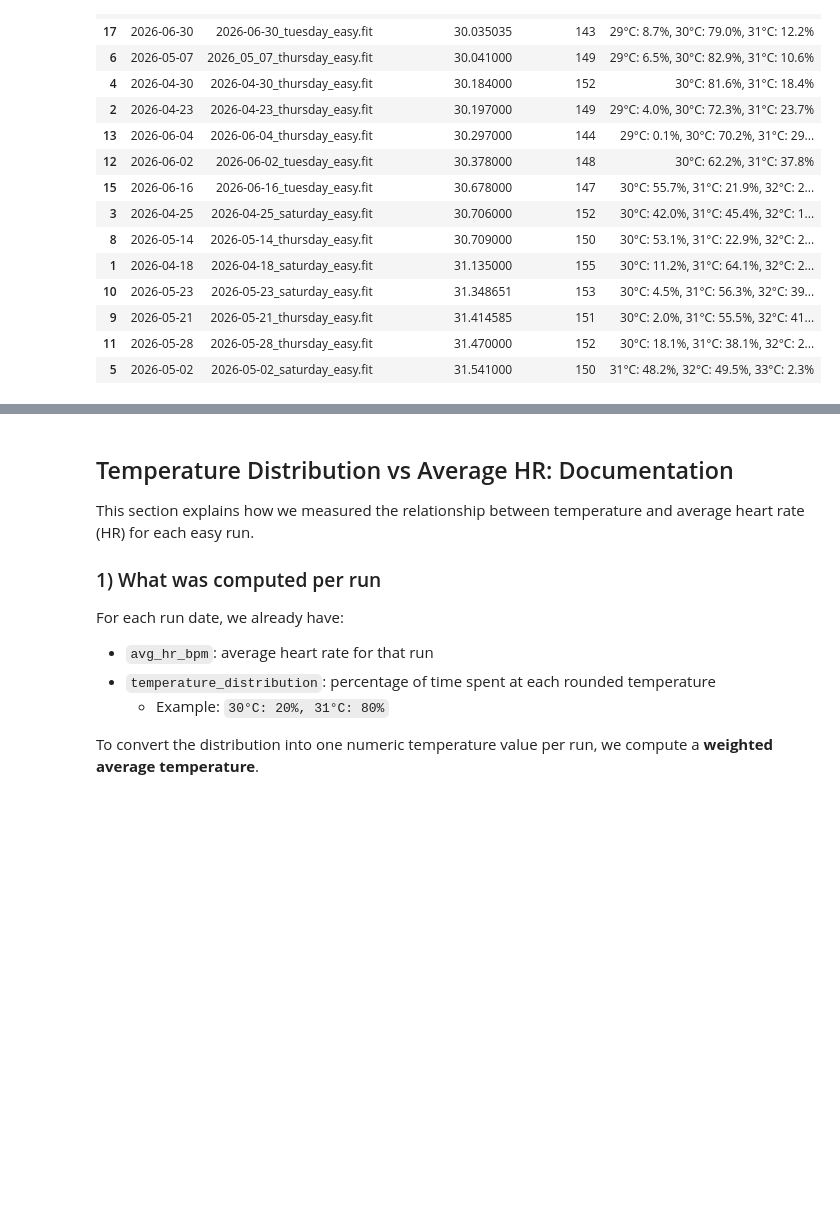
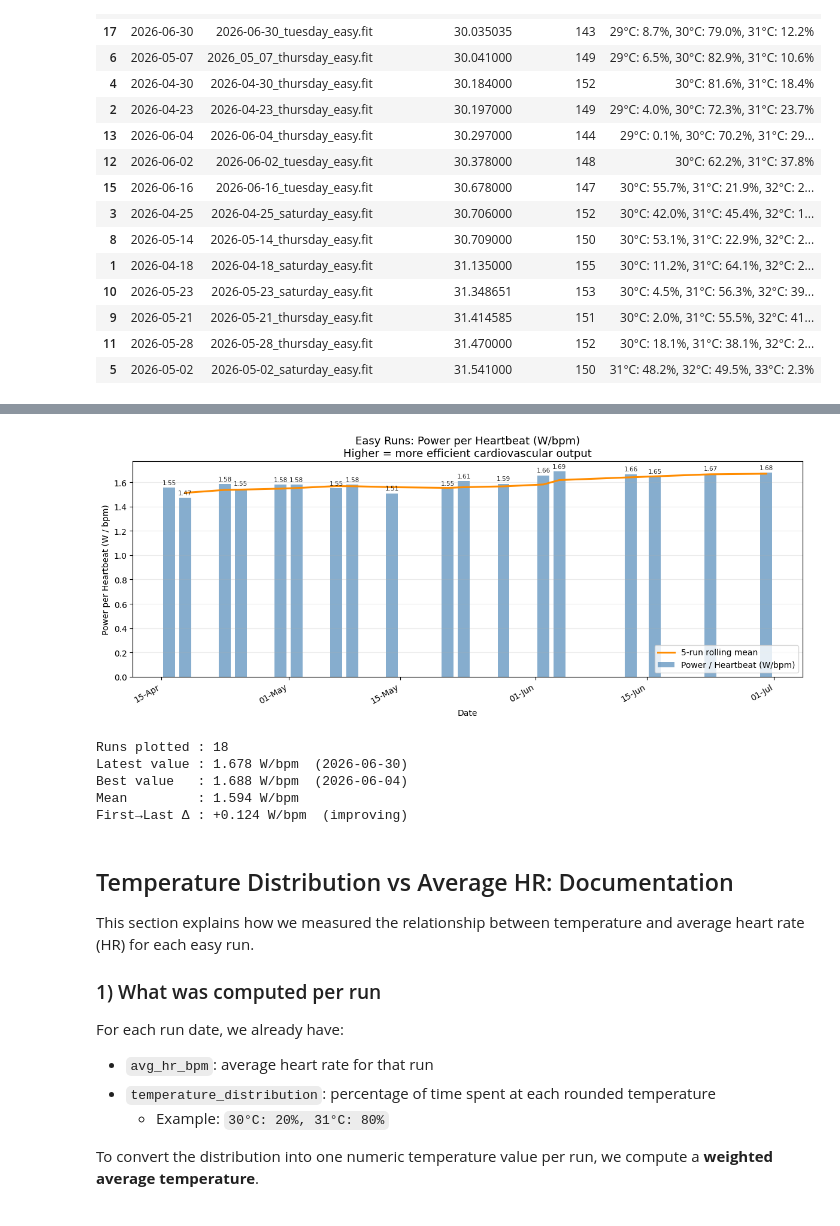
Before and after one commit to jvinodraj/theEagle, a Jupyter notebook: notebooks/easy_run_daily_hr_smoothness.ipynb, the cells around one changed output, grey strips where cells are left out. Drawn from its saved outputs; the diff is of its cells as text; code cells hidden in the pictures; blank space fills up the shorter version.

```diff
--- a/notebooks/easy_run_daily_hr_smoothness.ipynb
+++ b/notebooks/easy_run_daily_hr_smoothness.ipynb
@@ -361,3 +481,71 @@ Approx slope: 3.13 bpm per +1°C
+# %%
+
+# Power-per-Heartbeat Chart
+# Metric: avg_power (W) / avg_hr (bpm) — a proxy for cardiovascular efficiency.
+# Higher value = more watts produced per heartbeat = better efficiency.
+
+import numpy as np
+import pandas as pd
+import matplotlib.pyplot as plt
+import matplotlib.dates as mdates
+
+if 'runs_df' not in globals() or runs_df.empty:
+    print('No run summary data found. Run the summary cell first.')
+else:
+    pph_df = runs_df.dropna(subset=['avg_power_w', 'avg_hr_bpm']).copy()
+    pph_df = pph_df[pph_df['avg_hr_bpm'] > 0].copy()
+
+    if pph_df.empty:
+        print('No runs with both power and HR data available.')
+    else:
+        pph_df['power_per_beat'] = pph_df['avg_power_w'] / pph_df['avg_hr_bpm']
+
+        dates = pd.to_datetime(pph_df['date'])
+        vals = pph_df['power_per_beat'].to_numpy(dtype=float)
+
+        # Rolling 5-run trend
+        trend = pph_df['power_per_beat'].rolling(window=5, min_periods=2).mean().to_numpy()
+
+        fig, ax = plt.subplots(figsize=(12, 5))
+
+        ax.bar(dates, vals, width=1.5, alpha=0.65, color='steelblue', label='Power / Heartbeat (W/bpm)')
+        ax.plot(dates, trend, linewidth=2.2, color='darkorange', label='5-run rolling mean')
+
+        # Annotate each bar with the numeric value
+        for d, v in zip(dates, vals):
+            ax.annotate(
+                f'{v:.2f}',
+                (d, v),
+                xytext=(0, 4),
+                textcoords='offset points',
+                ha='center',
+                fontsize=7.5,
+                alpha=0.85,
+            )
+
+        ax.set_title('Easy Runs: Power per Heartbeat (W/bpm)\nHigher = more efficient cardiovascular output', fontsize=13)
+        ax.set_xlabel('Date')
+        ax.set_ylabel('Power per Heartbeat (W / bpm)')
+        ax.xaxis.set_major_formatter(mdates.DateFormatter('%d-%b'))
+        fig.autofmt_xdate()
+        ax.grid(axis='y', alpha=0.25)
+        ax.legend()
+        plt.tight_layout()
+        plt.show()
+
+        print(f'Runs plotted : {len(pph_df)}')
+        print(f'Latest value : {vals[-1]:.3f} W/bpm  ({pph_df["date"].iloc[-1].date()})')
+        print(f'Best value   : {vals.max():.3f} W/bpm  ({pph_df.loc[pph_df["power_per_beat"].idxmax(), "date"].date()})')
+        print(f'Mean         : {vals.mean():.3f} W/bpm')
+        delta = vals[-1] - vals[0]
+        print(f'First→Last Δ : {delta:+.3f} W/bpm  ({"improving" if delta > 0 else "declining"})')
+# %% [output]
+[figure, added]
+Runs plotted : 18
+Latest value : 1.678 W/bpm  (2026-06-30)
+Best value   : 1.688 W/bpm  (2026-06-04)
+Mean         : 1.594 W/bpm
+First→Last Δ : +0.124 W/bpm  (improving)
 # %% [markdown]
 ## Temperature Distribution vs Average HR: Documentation
 
```
Also changed, not shown: parts of 2 cells of this notebook, 2 other files.
